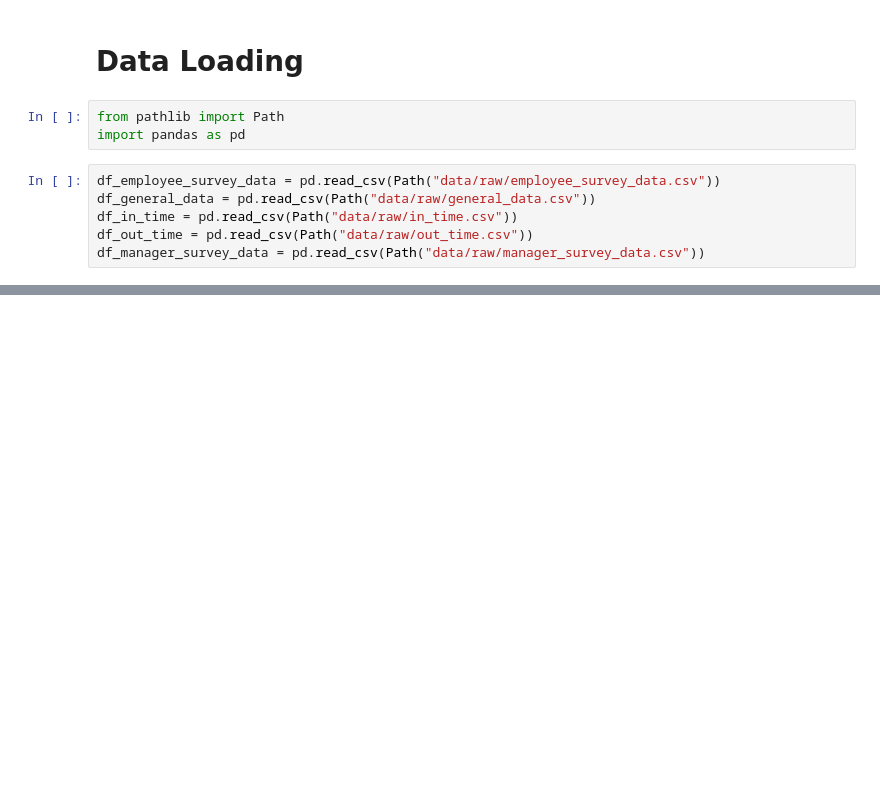
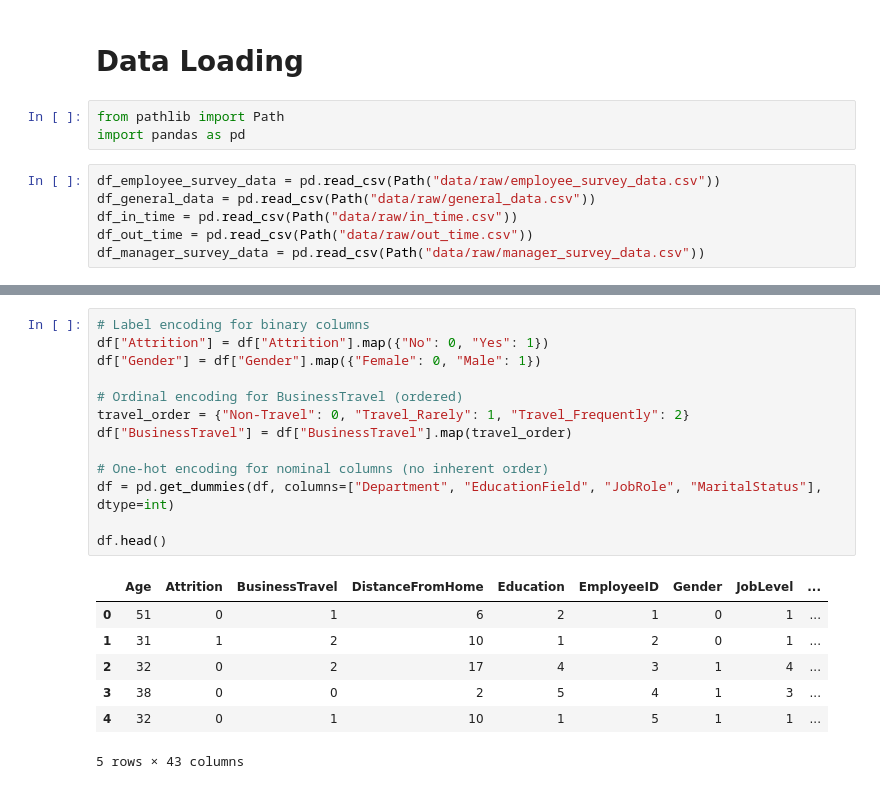
Before and after one commit to Ilyass1309/employee-attrition-prediction, a Jupyter notebook: attrition_analysis.ipynb, the cells around one changed output, grey strips where cells are left out. Saved outputs shown, nothing was run; the diff lists cells and outputs as text; blank space fills up the shorter version.

```diff
--- a/attrition_analysis.ipynb
+++ b/attrition_analysis.ipynb
@@ -50,0 +225,21 @@ df_in_time = replace_missing_values(df_in_time)
+# %%
+# Label encoding for binary columns
+df["Attrition"] = df["Attrition"].map({"No": 0, "Yes": 1})
+df["Gender"] = df["Gender"].map({"Female": 0, "Male": 1})
+
+# Ordinal encoding for BusinessTravel (ordered)
+travel_order = {"Non-Travel": 0, "Travel_Rarely": 1, "Travel_Frequently": 2}
+df["BusinessTravel"] = df["BusinessTravel"].map(travel_order)
+
+# One-hot encoding for nominal columns (no inherent order)
+df = pd.get_dummies(df, columns=["Department", "EducationField", "JobRole", "MaritalStatus"], dtype=int)
+
+df.head()
+# %% [output]
+|  | Age | Attrition | BusinessTravel | DistanceFromHome | Education | EmployeeID | Gender | JobLevel | ... |
+| 0 | 51 | 0 | 1 | 6 | 2 | 1 | 0 | 1 | ... |
+| 1 | 31 | 1 | 2 | 10 | 1 | 2 | 0 | 1 | ... |
+| 2 | 32 | 0 | 2 | 17 | 4 | 3 | 1 | 4 | ... |
+| 3 | 38 | 0 | 0 | 2 | 5 | 4 | 1 | 3 | ... |
+| 4 | 32 | 0 | 1 | 10 | 1 | 5 | 1 | 1 | ... |
+5 rows × 43 columns
```
Also changed, not shown: parts of 30 cells of this notebook.
